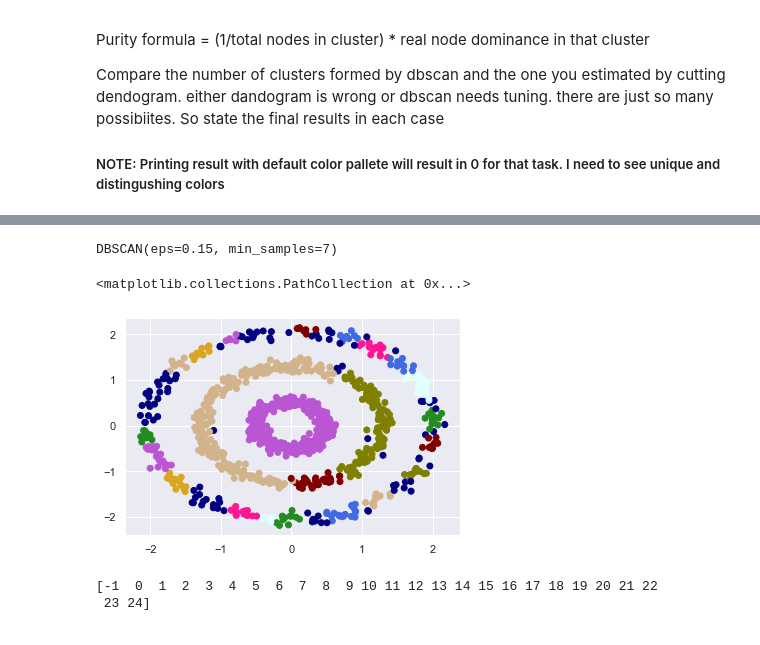
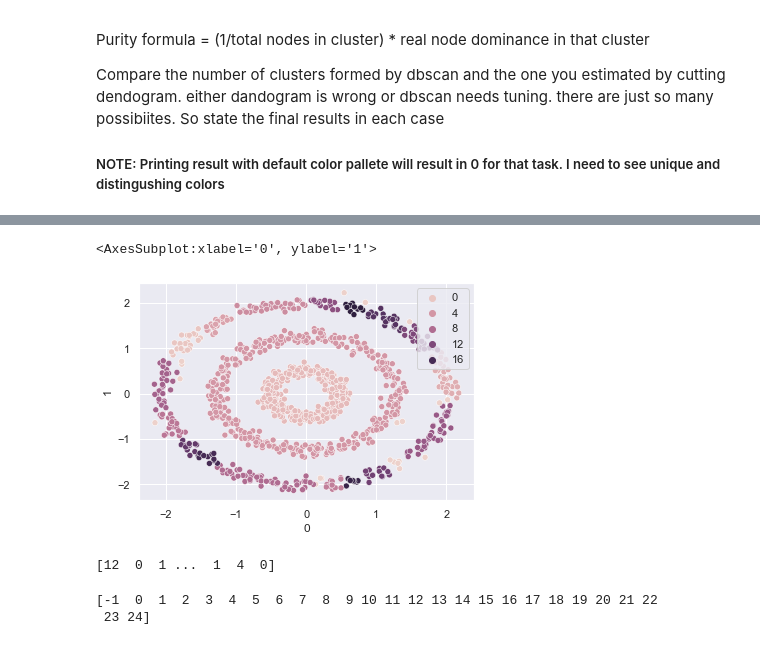
Before and after one commit to abdulsaboor938/Semester-4, a Jupyter notebook: Big Data Analytics/Code/Lab/Dataset/20L-1113_lab5.ipynb, the cells around one changed output, grey strips where cells are left out. Drawn from its saved outputs; the diff is of its cells as text; code cells hidden in the pictures.

```diff
--- a/Big Data Analytics/Code/Lab/Dataset/20L-1113_lab5.ipynb
+++ b/Big Data Analytics/Code/Lab/Dataset/20L-1113_lab5.ipynb
@@ -169,10 +158,17 @@ plt.plot(distances)
 # %%
+data2=pd.DataFrame(StandardScaler().fit_transform(data2))
+dbscan=DBSCAN(eps=0.15,min_samples=7)
-# %% [output]
-DBSCAN(eps=0.15, min_samples=7)
 # %%
+dbscan.fit(data2)
+temp=dbscan.labels_
+sns.scatterplot(data=data2,x=0,y=1,hue=temp)
 # %% [output]
-<matplotlib.collections.PathCollection at 0x...>
+<AxesSubplot:xlabel='0', ylabel='1'>
-[figure, old version]
+[figure, new version]
+# %%
+print(temp)
+# %% [output]
+[12  0  1 ...  1  4  0]
 # %%
 # %% [output]
 [-1  0  1  2  3  4  5  6  7  8  9 10 11 12 13 14 15 16 17 18 19 20 21 22
```
Also changed, not shown: parts of 8 cells of this notebook, 25 other files.
